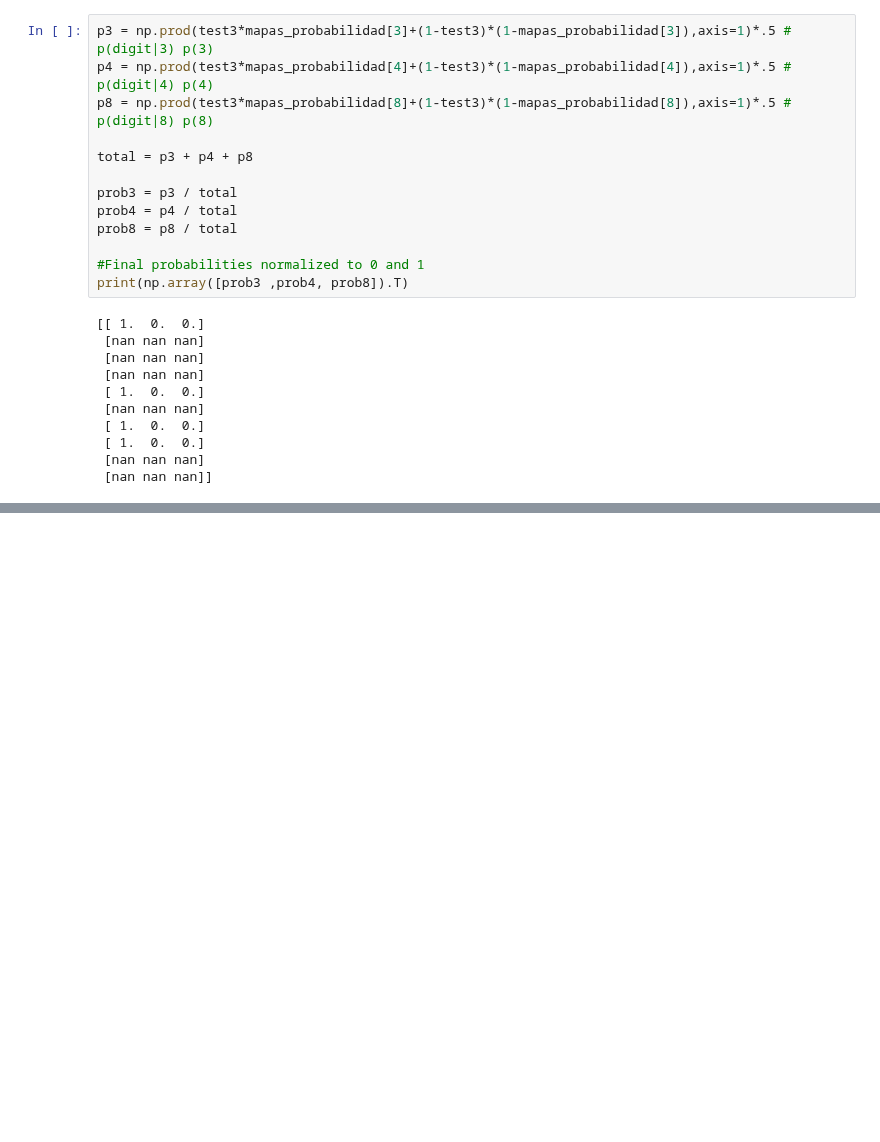
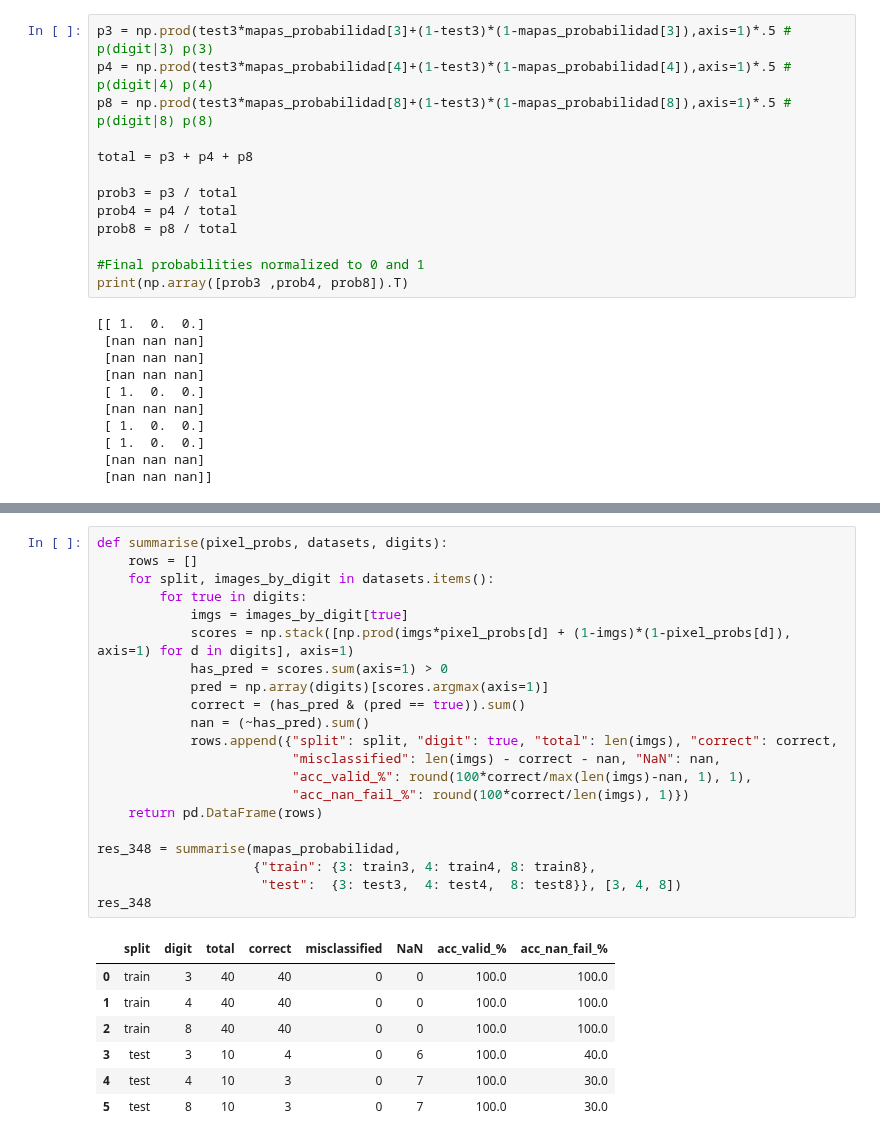
Before and after one commit to 100522155/egci463, a Jupyter notebook: Week3/Reading_digit.ipynb, the cells around one changed output, grey strips where cells are left out. Drawn from its saved outputs; the diff is of its cells as text; blank space fills up the shorter version.

```diff
--- a/Week3/Reading_digit.ipynb
+++ b/Week3/Reading_digit.ipynb
@@ -415,0 +463,29 @@ print(np.array([prob3 ,prob4, prob8]).T)
+# %%
+def summarise(pixel_probs, datasets, digits):
+    rows = []
+    for split, images_by_digit in datasets.items():
+        for true in digits:
+            imgs = images_by_digit[true]
+            scores = np.stack([np.prod(imgs*pixel_probs[d] + (1-imgs)*(1-pixel_probs[d]), axis=1) for d in digits], axis=1)
+            has_pred = scores.sum(axis=1) > 0
+            pred = np.array(digits)[scores.argmax(axis=1)]
+            correct = (has_pred & (pred == true)).sum()
+            nan = (~has_pred).sum()
+            rows.append({"split": split, "digit": true, "total": len(imgs), "correct": correct,
+                         "misclassified": len(imgs) - correct - nan, "NaN": nan,
+                         "acc_valid_%": round(100*correct/max(len(imgs)-nan, 1), 1),
+                         "acc_nan_fail_%": round(100*correct/len(imgs), 1)})
+    return pd.DataFrame(rows)
+
+res_348 = summarise(mapas_probabilidad,
+                    {"train": {3: train3, 4: train4, 8: train8},
+                     "test":  {3: test3,  4: test4,  8: test8}}, [3, 4, 8])
+res_348
+# %% [output]
+|  | split | digit | total | correct | misclassified | NaN | acc_valid_% | acc_nan_fail_% |
+| 0 | train | 3 | 40 | 40 | 0 | 0 | 100.0 | 100.0 |
+| 1 | train | 4 | 40 | 40 | 0 | 0 | 100.0 | 100.0 |
+| 2 | train | 8 | 40 | 40 | 0 | 0 | 100.0 | 100.0 |
+| 3 | test | 3 | 10 | 4 | 0 | 6 | 100.0 | 40.0 |
+| 4 | test | 4 | 10 | 3 | 0 | 7 | 100.0 | 30.0 |
+| 5 | test | 8 | 10 | 3 | 0 | 7 | 100.0 | 30.0 |
```
Also changed, not shown: parts of 2 cells of this notebook.
